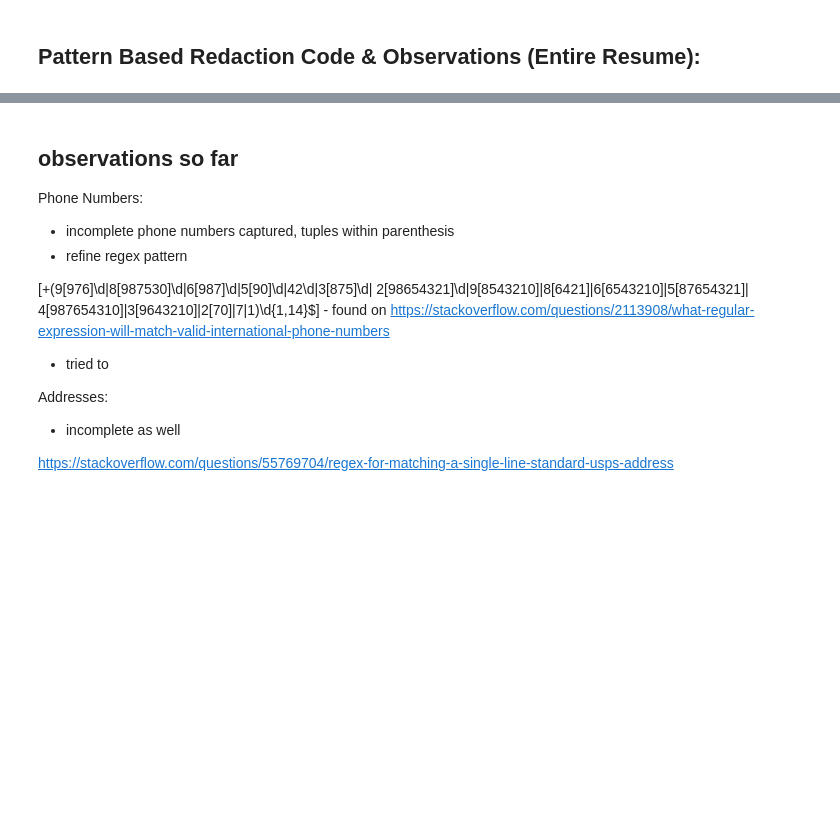
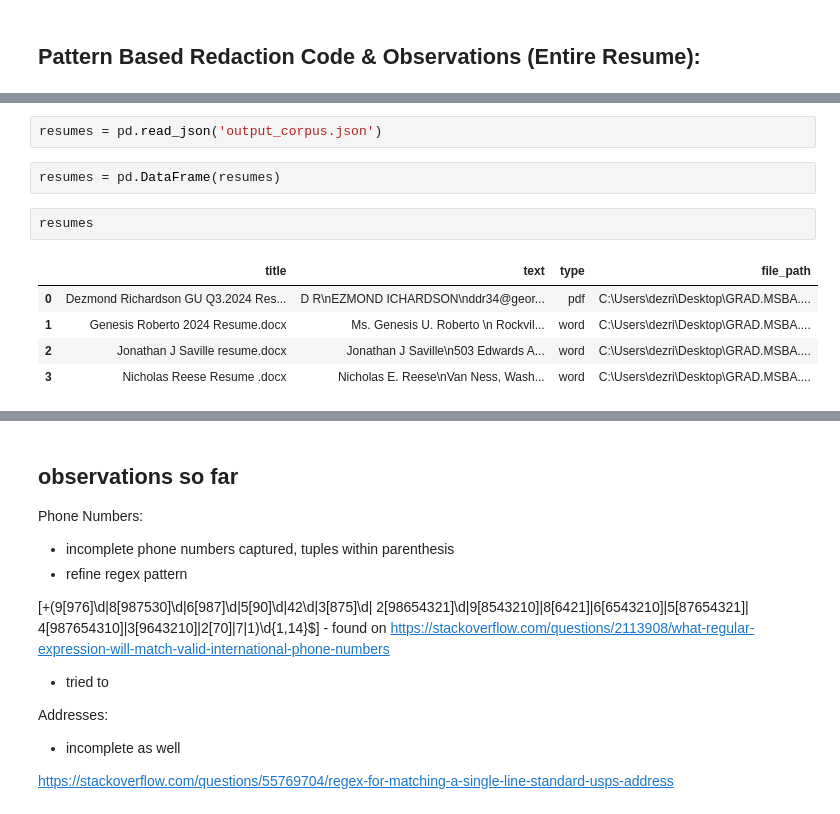
Before and after one commit to nick-reese/Saxa-4-Capstone, a Jupyter notebook: DEZ NOTES ON Roberta Test NER-+ NER entity & regex pattern PII Code.ipynb, the cells around one changed output, grey strips where cells are left out. Cells and saved outputs as stored; diff of their text form; blank space fills up the shorter version.

Commit message:
Added code to test ner models on corpus.
Additional work needed for regex patterns for removing pii values not entities and figuring out the best way to redact on entity text

```diff
--- a/DEZ NOTES ON Roberta Test NER-+ NER entity & regex pattern PII Code.ipynb
+++ b/DEZ NOTES ON Roberta Test NER-+ NER entity & regex pattern PII Code.ipynb
@@ -922,0 +766,12 @@ Funding Specialist & Post Closing Member        March 2019 – August 2019
+# %%
+resumes = pd.read_json('output_corpus.json')
+# %%
+resumes = pd.DataFrame(resumes)
+# %%
+resumes
+# %% [output]
+|  | title | text | type | file_path |
+| 0 | Dezmond Richardson GU Q3.2024 Res... | D R\nEZMOND ICHARDSON\nddr34@geor... | pdf | C:\Users\dezri\Desktop\GRAD.MSBA.... |
+| 1 | Genesis Roberto 2024 Resume.docx | Ms. Genesis U. Roberto \n Rockvil... | word | C:\Users\dezri\Desktop\GRAD.MSBA.... |
+| 2 | Jonathan J Saville resume.docx | Jonathan J Saville\n503 Edwards A... | word | C:\Users\dezri\Desktop\GRAD.MSBA.... |
+| 3 | Nicholas Reese Resume .docx | Nicholas E. Reese\nVan Ness, Wash... | word | C:\Users\dezri\Desktop\GRAD.MSBA.... |
```
Also changed, not shown: parts of 52 cells of this notebook.
